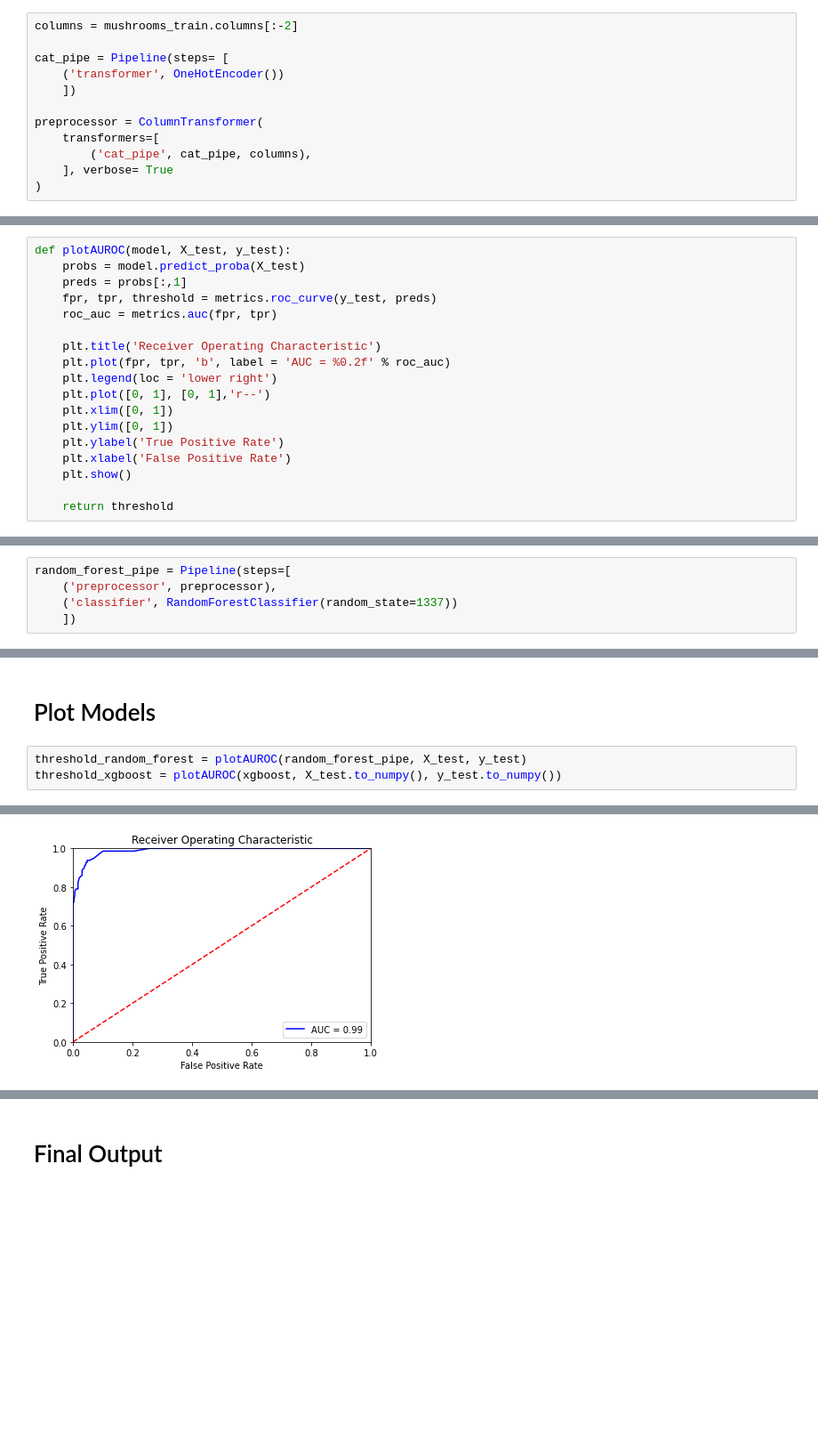
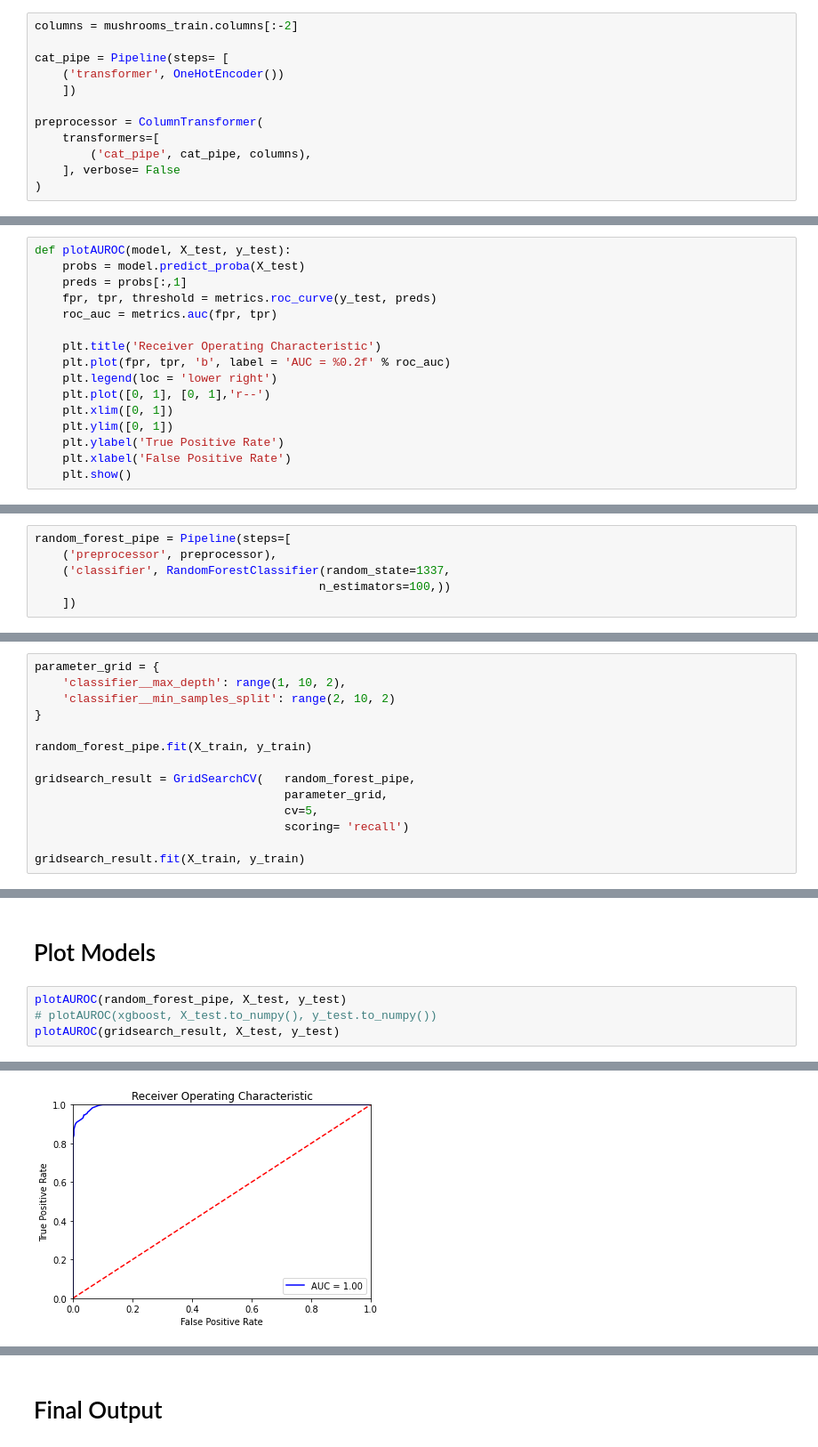
Before and after one commit to tobiasaurer/mushroom-classifier, a Jupyter notebook: mushrooms.ipynb, the cells around one changed output, grey strips where cells are left out. Shown at 89% size. Drawn from its saved outputs; the diff is of its cells as text; blank space fills up the shorter version.

```diff
--- a/mushrooms.ipynb
+++ b/mushrooms.ipynb
@@ -111,7 +100,7 @@ cat_pipe = Pipeline(steps= [
 preprocessor = ColumnTransformer(
     transformers=[
         ('cat_pipe', cat_pipe, columns),
-    ], verbose= True
+    ], verbose= False
 )
 # %% [markdown]
 ## Conduct Preprocessing
@@ -144,8 +133,6 @@ def plotAUROC(model, X_test, y_test):
     plt.ylabel('True Positive Rate')
     plt.xlabel('False Positive Rate')
     plt.show()
-
-    return threshold
 # %% [markdown]
 ## Get Confusion Matrix
 # %%
@@ -160,7 +147,8 @@ def get_confusion_matrix(y_test, y_pred_test):
 # %%
 random_forest_pipe = Pipeline(steps=[
     ('preprocessor', preprocessor),
-    ('classifier', RandomForestClassifier(random_state=1337))
+    ('classifier', RandomForestClassifier(random_state=1337,
+                                         n_estimators=100,))
     ])
 # %%
 random_forest_pipe.fit(X_train, y_train)
@@ -176,0 +166,14 @@ Accuracy on test-set:  0.9584615384615385
+# %%
+parameter_grid = {
+    'classifier__max_depth': range(1, 10, 2),
+    'classifier__min_samples_split': range(2, 10, 2)
+}
+
+random_forest_pipe.fit(X_train, y_train)
+
+gridsearch_result = GridSearchCV(   random_forest_pipe,
+                                    parameter_grid,
+                                    cv=5,
+                                    scoring= 'recall')
+
+gridsearch_result.fit(X_train, y_train)
@@ -191,11 +231,12 @@ Accuracy on test-set:  0.9438461538461539
 # %% [markdown]
 # Plot Models
 # %%
-threshold_random_forest = plotAUROC(random_forest_pipe, X_test, y_test)
-threshold_xgboost = plotAUROC(xgboost, X_test.to_numpy(), y_test.to_numpy())
+plotAUROC(random_forest_pipe, X_test, y_test)
+# plotAUROC(xgboost, X_test.to_numpy(), y_test.to_numpy())
+plotAUROC(gridsearch_result, X_test, y_test)
 # %% [output]
 [figure]
-[figure, old version]
+[figure, new version]
 # %%
 get_confusion_matrix(y_test, y_pred_test)
 # %% [output]
```
Also changed, not shown: parts of 9 cells of this notebook.
